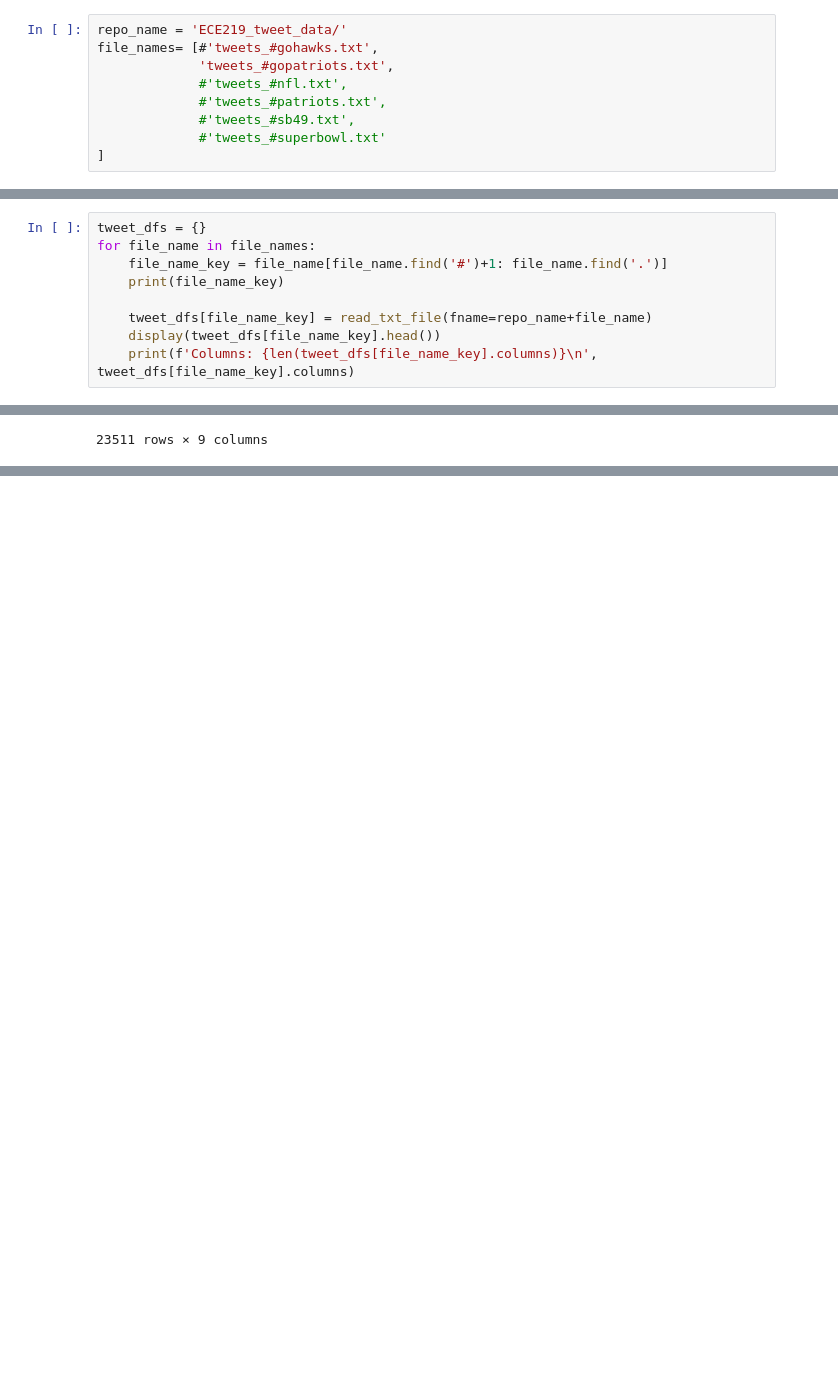
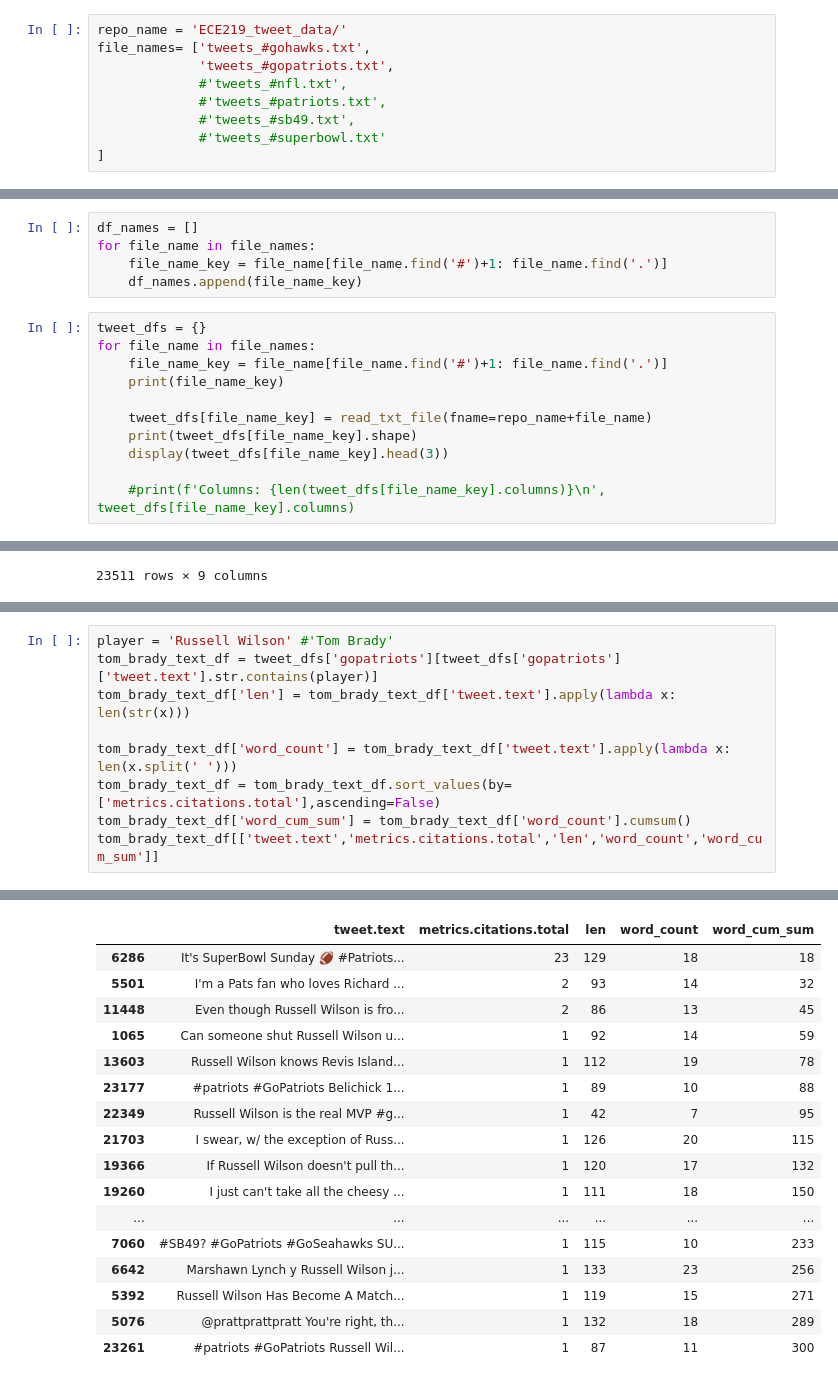
Before and after one commit to camligorkem/data-sicence-projects, a Jupyter notebook: project_4/Project_4_Part2_Twitter_Data.ipynb, the cells around one changed output, grey strips where cells are left out. Drawn from its saved outputs; the diff is of its cells as text; blank space fills up the shorter version.

```diff
--- a/project_4/Project_4_Part2_Twitter_Data.ipynb
+++ b/project_4/Project_4_Part2_Twitter_Data.ipynb
@@ -11,7 +18,7 @@ import json
 #### Explore Data
 # %%
 repo_name = 'ECE219_tweet_data/'
-file_names= [#'tweets_#gohawks.txt',
+file_names= ['tweets_#gohawks.txt',
              'tweets_#gopatriots.txt',
              #'tweets_#nfl.txt',
              #'tweets_#patriots.txt',
@@ -28,6 +35,11 @@ def read_txt_file(fname):
     df_inter['json_element'].apply(json.loads)
     df_final = pd.json_normalize(df_inter['json_element'].apply(json.loads))
     return df_final
+# %%
+df_names = []
+for file_name in file_names:
+    file_name_key = file_name[file_name.find('#')+1: file_name.find('.')]
+    df_names.append(file_name_key)
 # %%
 tweet_dfs = {}
 for file_name in file_names:
@@ -35,6 +47,8 @@ for file_name in file_names:
     print(file_name_key)
 
     tweet_dfs[file_name_key] = read_txt_file(fname=repo_name+file_name)
-    display(tweet_dfs[file_name_key].head())
-    print(f'Columns: {len(tweet_dfs[file_name_key].columns)}\n', tweet_dfs[file_name_key].columns)
+    print(tweet_dfs[file_name_key].shape)
+    display(tweet_dfs[file_name_key].head(3))
+
+    #print(f'Columns: {len(tweet_dfs[file_name_key].columns)}\n', tweet_dfs[file_name_key].columns)
 # %% [output]
@@ -117,0 +399,10 @@ tweet_dfs['gopatriots'][selected_cols]
+# %%
+player = 'Russell Wilson' #'Tom Brady'
+tom_brady_text_df = tweet_dfs['gopatriots'][tweet_dfs['gopatriots']['tweet.text'].str.contains(player)]
+tom_brady_text_df['len'] = tom_brady_text_df['tweet.text'].apply(lambda x: len(str(x)))
+
+tom_brady_text_df['word_count'] = tom_brady_text_df['tweet.text'].apply(lambda x: len(x.split(' ')))
+tom_brady_text_df = tom_brady_text_df.sort_values(by=['metrics.citations.total'],ascending=False)
+tom_brady_text_df['word_cum_sum'] = tom_brady_text_df['word_count'].cumsum()
+tom_brady_text_df[['tweet.text','metrics.citations.total','len','word_count','word_cum_sum']]
+# %% [output]
@@ -117,0 +419,17 @@ tweet_dfs['gopatriots'][selected_cols]
+|  | tweet.text | metrics.citations.total | len | word_count | word_cum_sum |
+| 6286 | It's SuperBowl Sunday 🏈 #Patriots... | 23 | 129 | 18 | 18 |
+| 5501 | I'm a Pats fan who loves Richard ... | 2 | 93 | 14 | 32 |
+| 11448 | Even though Russell Wilson is fro... | 2 | 86 | 13 | 45 |
+| 1065 | Can someone shut Russell Wilson u... | 1 | 92 | 14 | 59 |
+| 13603 | Russell Wilson knows Revis Island... | 1 | 112 | 19 | 78 |
+| 23177 | #patriots #GoPatriots Belichick 1... | 1 | 89 | 10 | 88 |
+| 22349 | Russell Wilson is the real MVP #g... | 1 | 42 | 7 | 95 |
+| 21703 | I swear, w/ the exception of Russ... | 1 | 126 | 20 | 115 |
+| 19366 | If Russell Wilson doesn't pull th... | 1 | 120 | 17 | 132 |
+| 19260 | I just can't take all the cheesy ... | 1 | 111 | 18 | 150 |
+| ... | ... | ... | ... | ... | ... |
+| 7060 | #SB49? #GoPatriots #GoSeahawks SU... | 1 | 115 | 10 | 233 |
+| 6642 | Marshawn Lynch y Russell Wilson j... | 1 | 133 | 23 | 256 |
+| 5392 | Russell Wilson Has Become A Match... | 1 | 119 | 15 | 271 |
+| 5076 | @prattprattpratt You're right, th... | 1 | 132 | 18 | 289 |
+| 23261 | #patriots #GoPatriots Russell Wil... | 1 | 87 | 11 | 300 |
```
Also changed, not shown: parts of 30 cells of this notebook.
